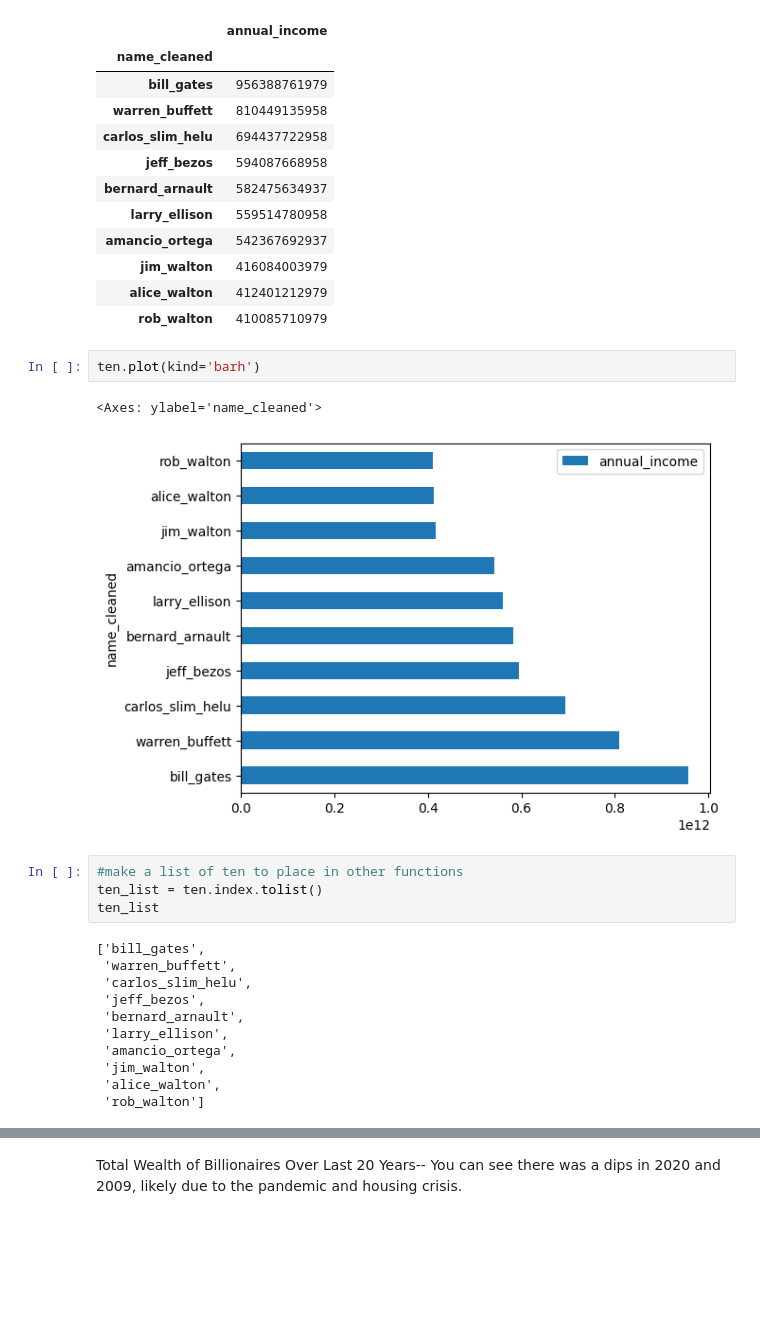
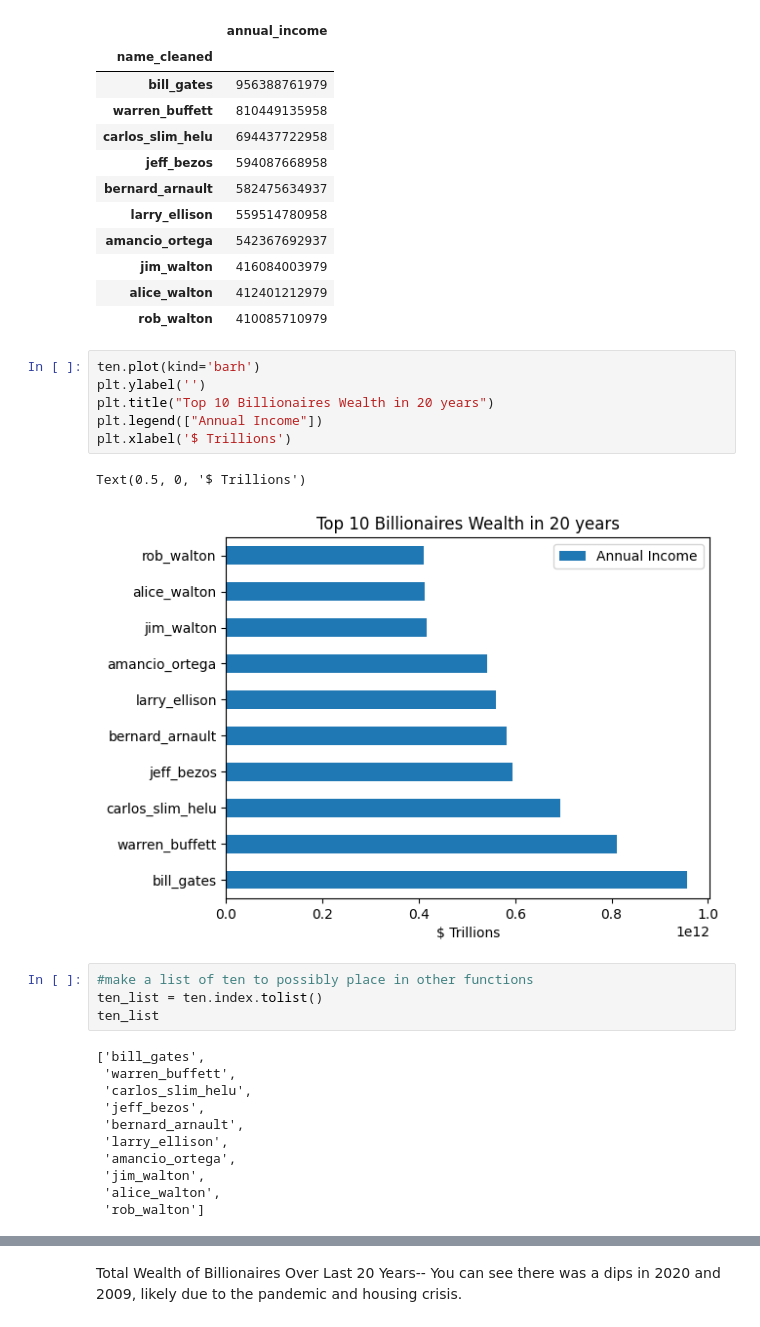
Before and after one commit to thealura/project_billionaires, a Jupyter notebook: PROJECT_1.ipynb, the cells around one changed output, grey strips where cells are left out. Drawn from its saved outputs; the diff is of its cells as text; blank space fills up the shorter version.

```diff
--- a/PROJECT_1.ipynb
+++ b/PROJECT_1.ipynb
@@ -204,13 +145,17 @@ ten
 | jim_walton | 416084003979 |
 | alice_walton | 412401212979 |
 | rob_walton | 410085710979 |
-# %%
-ten.plot(kind='barh')
-# %% [output]
-<Axes: ylabel='name_cleaned'>
-[figure, removed]
+# %%
+ten.plot(kind='barh')
+plt.ylabel('')
+plt.title("Top 10 Billionaires Wealth in 20 years")
+plt.legend(["Annual Income"])
+plt.xlabel('$ Trillions')
+# %% [output]
+Text(0.5, 0, '$ Trillions')
+[figure, added]
 # %%
-#make a list of ten to place in other functions
+#make a list of ten to possibly place in other functions
 ten_list = ten.index.tolist()
 ten_list
 # %% [output]
```
Also changed, not shown: parts of 25 cells of this notebook.
